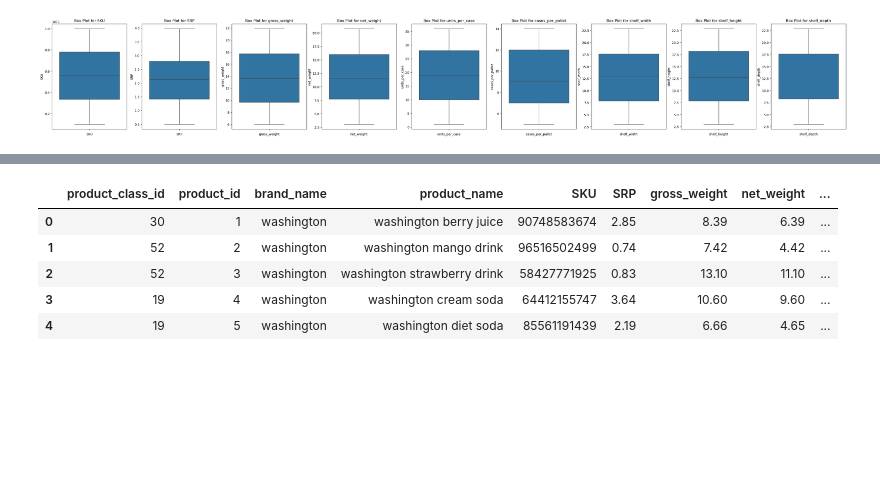
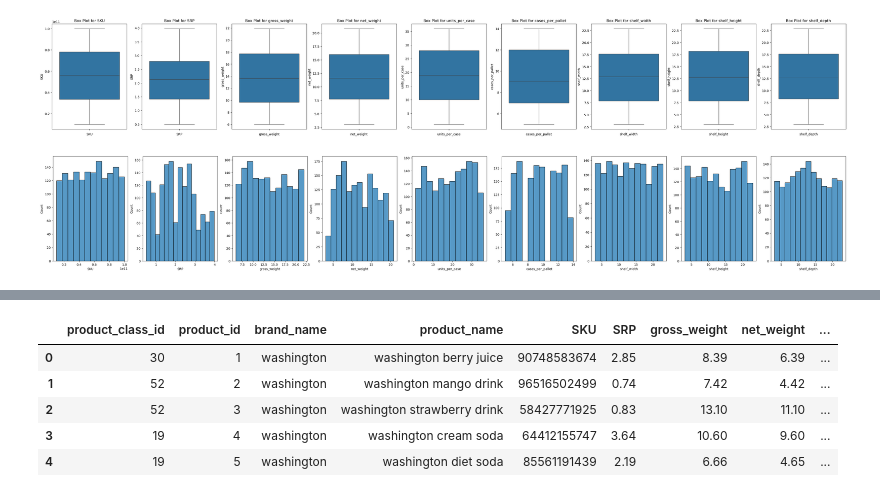
Before and after one commit to Erygfry/DataScience_HW, a Jupyter notebook: HW_2/Задание 2. Анализ датасета о продуктах.ipynb, the cells around one changed output, grey strips where cells are left out. Cells and saved outputs as stored; diff of their text form; code cells hidden in the pictures; blank space fills up the shorter version.

```diff
--- a/HW_2/Задание 2. Анализ датасета о продуктах.ipynb
+++ b/HW_2/Задание 2. Анализ датасета о продуктах.ipynb
@@ -156,3 +158,12 @@ for i, column in enumerate(disp.columns):
 # как видно по графикам нет ни одного выброса
 # %% [output]
 [figure]
+# %%
+# делаем то же самое но с гистограммой
+fig, axes = plt.subplots(1, num_columns, figsize=(5 * num_columns, 6))
+
+# Строим гистограмму для двойной проверки
+for i, column in enumerate(disp.columns):
+    sns.histplot(disp[column], ax=axes[i])
+# %% [output]
+[figure, added]
```
Also changed, not shown: parts of 5 cells of this notebook, 1 other file.
